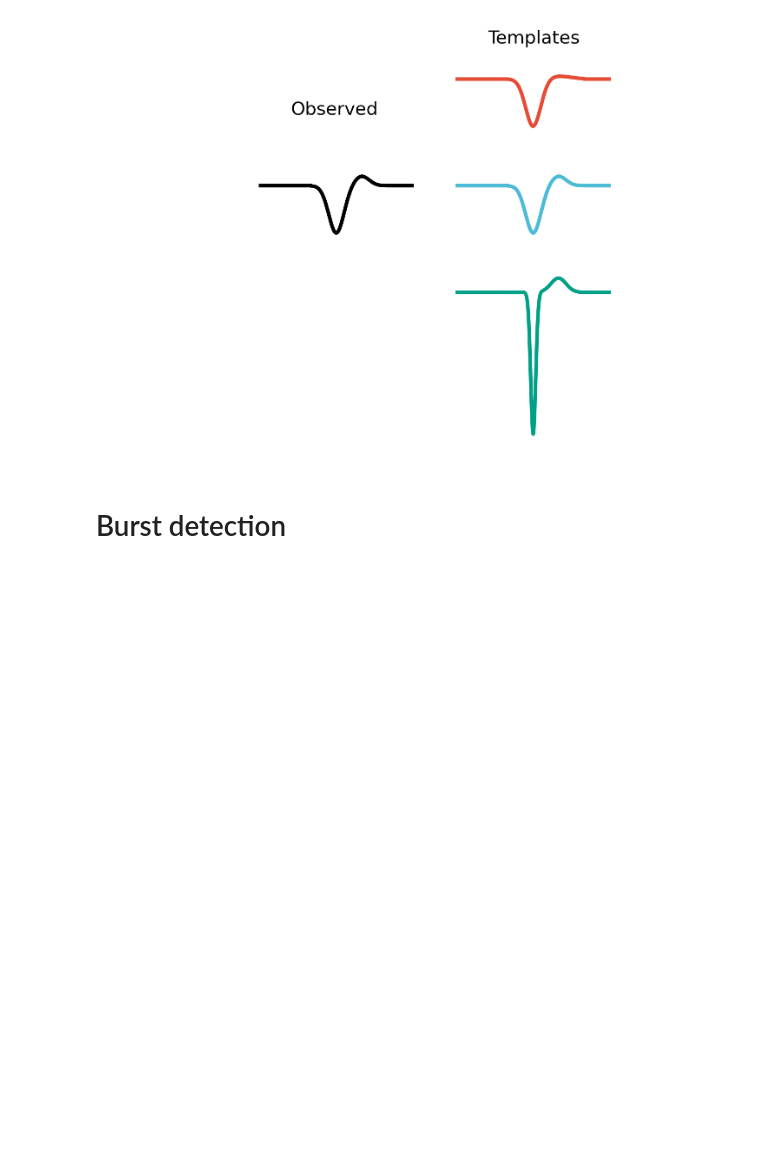
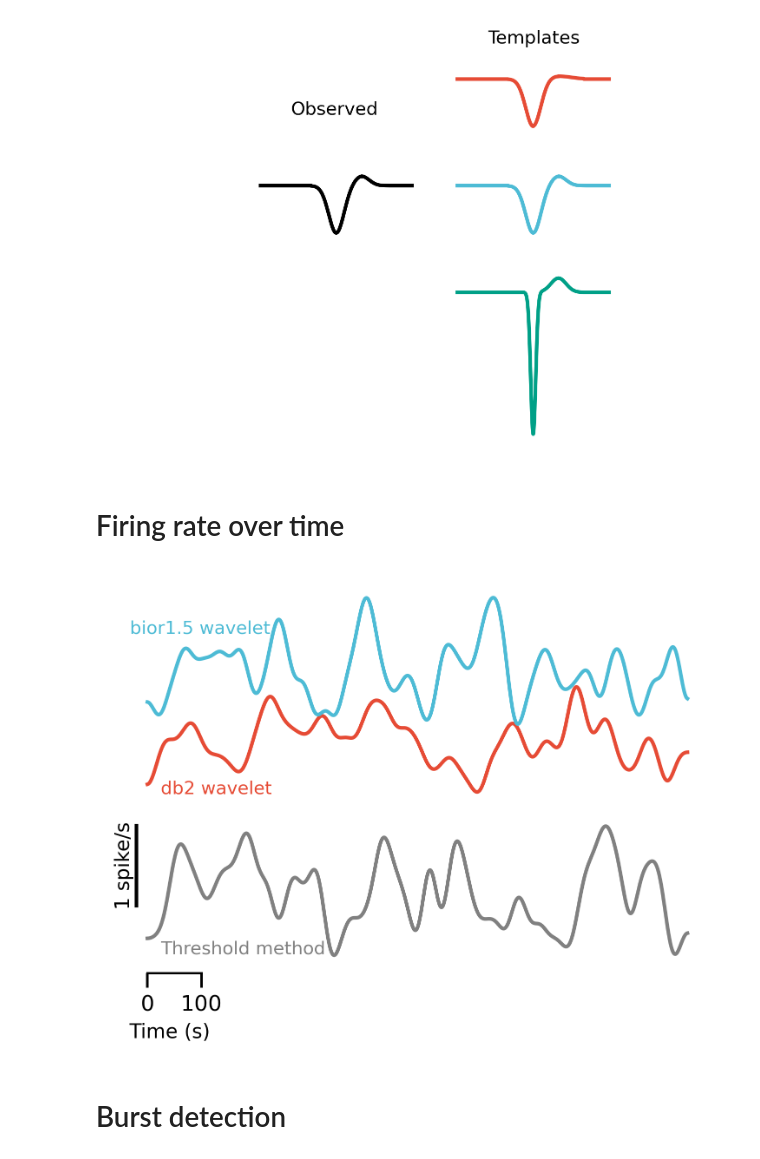
Before and after one commit to SAND-Lab/MEA-NAP, a Jupyter notebook: python/feature-schematic.ipynb, the cells around one changed output. Drawn from its saved outputs; the diff is of its cells as text; code cells hidden in the pictures; blank space fills up the shorter version.

```diff
--- a/python/feature-schematic.ipynb
+++ b/python/feature-schematic.ipynb
@@ -112,6 +112,58 @@ with plt.style.context(splstyle.get_style('nature-reviews')):
     fig.savefig(os.path.join(fig_folder, fig_name), dpi=300, bbox_inches='tight', transparent=True)
 # %% [output]
 [figure]
+# %% [markdown]
+# Firing rate over time
+# %%
+fig_name = 'firing_rate_trace.svg'
+fig_folder = '/home/timothysit/AnalysisPipeline/python/feature-schematic-figures/'
+
+import scipy.ndimage as spimage
+np.random.seed(1)
+with plt.style.context(splstyle.get_style('nature-reviews')):
+    fig, ax = plt.subplots()
+    num_time_samples = 1000
+    threshold_method_fr_mean = 2
+    threshold_method_fr_std = 2
+    wavelet_method_1_fr_mean = 3
+    wavelet_method_1_fr_std = 1
+
+    wavelet_method_2_fr_mean = 3.5
+    wavelet_method_2_fr_std = 1.5
+
+
+    threshold_method_fr = np.random.normal(threshold_method_fr_mean, threshold_method_fr_std, num_time_samples)
+    wavelet_method_1_fr = np.random.normal(wavelet_method_1_fr_mean, wavelet_method_1_fr_std, num_time_samples)
+    wavelet_method_2_fr = np.random.normal(wavelet_method_2_fr_mean, wavelet_method_2_fr_std, num_time_samples)
+
+
+    smooth_sigma = 15
+    threshold_method_fr_smoothed = spimage.gaussian_filter(threshold_method_fr, smooth_sigma)
+    wavelet_method_1_fr_smoothed = spimage.gaussian_filter(wavelet_method_1_fr, smooth_sigma)
+    wavelet_method_2_fr_smoothed = spimage.gaussian_filter(wavelet_method_2_fr, smooth_sigma)
+
+    y_offset = 1
+    ax.plot(threshold_method_fr_smoothed - y_offset, color='gray')
+    ax.plot(wavelet_method_1_fr_smoothed - y_offset)
+    ax.plot(wavelet_method_2_fr_smoothed - y_offset)
+
+    ax.plot([-20, -20], [1, 1.5], color='black')
+    ax.text(-25, 1.25, '1 spike/s', size=11, color='black', rotation=90, ha='right', va='center')
+
+    ax.text(25, 1.7 - y_offset, 'Threshold method', color='gray')
+    ax.text(25, 2.7 - y_offset, 'db2 wavelet', color='#E64B35')
+    ax.text(-32, 3.7 - y_offset, 'bior1.5 wavelet', color='#4DBBD5')
+    # '4DBBD5', '00A087'
+
+    ax.set_xlabel('Time (s)', size=11, x=0.1)
+    ax.set_xticks([0, 100])
+    ax.spines['bottom'].set_bounds([0, 100])
+    ax.spines['left'].set_visible(False)
+    ax.set_yticks([])
+
+    fig.savefig(os.path.join(fig_folder, fig_name), dpi=300, bbox_inches='tight', transparent=True)
+# %% [output]
+[figure, added]
 # %% [markdown]
 # Burst detection
 # %%
```
Also changed, not shown: parts of 7 cells of this notebook.
